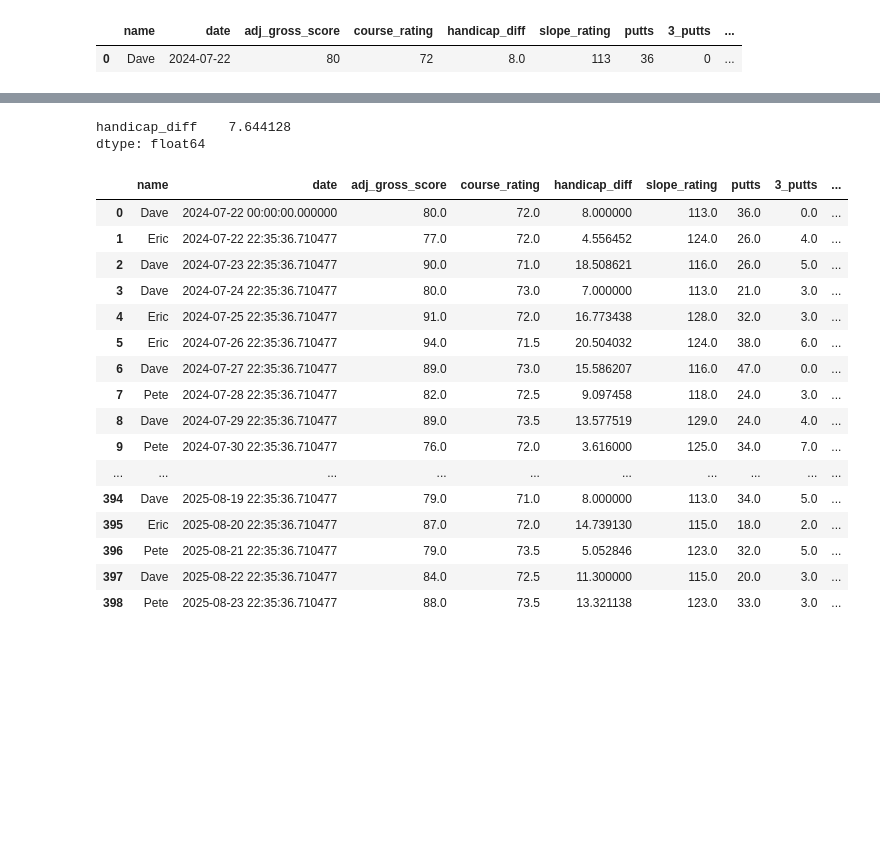
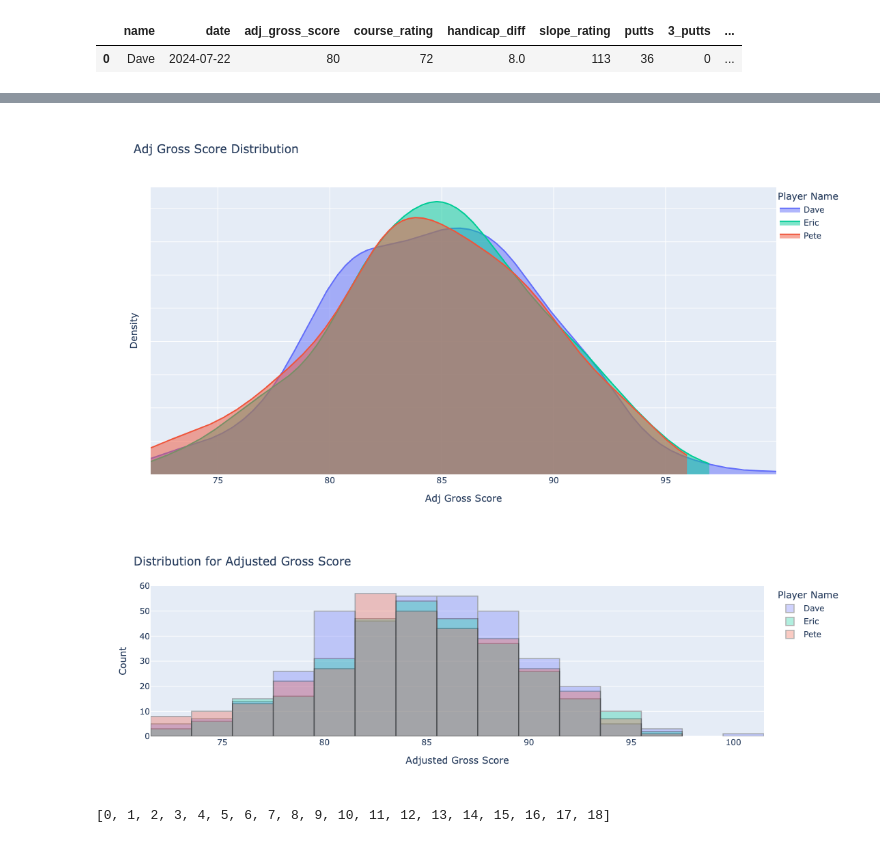
Before and after one commit to dvdhartsman/golf_handicap_tracker, a Jupyter notebook: dataframe_creation.ipynb, the cells around one changed output, grey strips where cells are left out. Drawn from its saved outputs; the diff is of its cells as text; code cells hidden in the pictures; blank space fills up the shorter version.

```diff
--- a/dataframe_creation.ipynb
+++ b/dataframe_creation.ipynb
@@ -265,25 +254,45 @@ df.sort_values(by= ["name", "date"])[["name", "fiveRd_handicap", "tenRd_handicap
-# %%
-df.query("name == 'Eric'")[["handicap_diff"]][:10].sort_values("handicap_diff")[:5].sum() / 5
-# %% [output]
-handicap_diff    7.644128
-dtype: float64
-# %%
-df
-# %% [output]
-|  | name | date | adj_gross_score | course_rating | handicap_diff | slope_rating | putts | 3_putts | ... |
-| 0 | Dave | 2024-07-22 00:00:00.000000 | 80.0 | 72.0 | 8.000000 | 113.0 | 36.0 | 0.0 | ... |
-| 1 | Eric | 2024-07-22 22:35:36.710477 | 77.0 | 72.0 | 4.556452 | 124.0 | 26.0 | 4.0 | ... |
-| 2 | Dave | 2024-07-23 22:35:36.710477 | 90.0 | 71.0 | 18.508621 | 116.0 | 26.0 | 5.0 | ... |
-| 3 | Dave | 2024-07-24 22:35:36.710477 | 80.0 | 73.0 | 7.000000 | 113.0 | 21.0 | 3.0 | ... |
-| 4 | Eric | 2024-07-25 22:35:36.710477 | 91.0 | 72.0 | 16.773438 | 128.0 | 32.0 | 3.0 | ... |
-| 5 | Eric | 2024-07-26 22:35:36.710477 | 94.0 | 71.5 | 20.504032 | 124.0 | 38.0 | 6.0 | ... |
-| 6 | Dave | 2024-07-27 22:35:36.710477 | 89.0 | 73.0 | 15.586207 | 116.0 | 47.0 | 0.0 | ... |
-| 7 | Pete | 2024-07-28 22:35:36.710477 | 82.0 | 72.5 | 9.097458 | 118.0 | 24.0 | 3.0 | ... |
-| 8 | Dave | 2024-07-29 22:35:36.710477 | 89.0 | 73.5 | 13.577519 | 129.0 | 24.0 | 4.0 | ... |
-| 9 | Pete | 2024-07-30 22:35:36.710477 | 76.0 | 72.0 | 3.616000 | 125.0 | 34.0 | 7.0 | ... |
-| ... | ... | ... | ... | ... | ... | ... | ... | ... | ... |
-| 394 | Dave | 2025-08-19 22:35:36.710477 | 79.0 | 71.0 | 8.000000 | 113.0 | 34.0 | 5.0 | ... |
-| 395 | Eric | 2025-08-20 22:35:36.710477 | 87.0 | 72.0 | 14.739130 | 115.0 | 18.0 | 2.0 | ... |
-| 396 | Pete | 2025-08-21 22:35:36.710477 | 79.0 | 73.5 | 5.052846 | 123.0 | 32.0 | 5.0 | ... |
-| 397 | Dave | 2025-08-22 22:35:36.710477 | 84.0 | 72.5 | 11.300000 | 115.0 | 20.0 | 3.0 | ... |
-| 398 | Pete | 2025-08-23 22:35:36.710477 | 88.0 | 73.5 | 13.321138 | 123.0 | 33.0 | 3.0 | ... |
+# %%
+def dist_plot(data:pd.DataFrame, column:str, color_map:dict = {"Dave":'#636EFA', "Pete":'#EF553B', "Eric":'#00CC96'}):
+    """
+    Function to generate a plotly figure of KDE distributions for selected columns
+
+    Args
+    -----------
+    data: pd.DataFrame | data with columns: "name" and continuous variable of interest
+
+    Returns
+    -----------
+    plotly figure | kde plots overlaid
+
+    Errors
+    -----------
+    KeyError if data do not contain the correct columns
+    """
+
+    # Create the overlaid plot
+    fig = go.Figure()
+
+    for player in data["name"].unique():
+        player_data = data.loc[data["name"]== player][column]
+
+        player_kde = ff.create_distplot([player_data], group_labels=[player], show_hist=False, show_rug=False)
+
+        # Player KDE Plot
+        fig.add_trace(go.Scatter(x=player_kde['data'][0]['x'], y=player_kde['data'][0]['y'],
+                                 mode='lines', name=player, fill='tozeroy', line=dict(color=color_map[player]), opacity=0.9,
+                                 hoverinfo='x', xhoverformat=".2f", hovertemplate=f'{column.replace("_", " ").title()}: %{{x:.2f}}'))
+
+    # Update layout
+    fig.update_layout(height=600, width=800,
+                      title_text=f"{column.replace('_', ' ').title()} Distribution",
+                      xaxis_title=f"{column.replace('_', ' ').title()}",
+                      yaxis_title="Density",
+                      showlegend=True,
+                      legend=dict(x=1, y=1, title="Player Name"))
+    fig.update_yaxes(showticklabels=False)
+
+    return fig
+# %%
+dist_plot(df, "adj_gross_score")
+# %% [output]
+[figure, added]
@@ -289,0 +337,4 @@ df
+# %%
+histplot(df, "adj_gross_score")
+# %% [output]
+[figure, added]
@@ -289,0 +378,4 @@ df
+# %%
+[*range(19)]
+# %% [output]
+[0, 1, 2, 3, 4, 5, 6, 7, 8, 9, 10, 11, 12, 13, 14, 15, 16, 17, 18]
```
Also changed, not shown: parts of 32 cells of this notebook, 1 other file.
